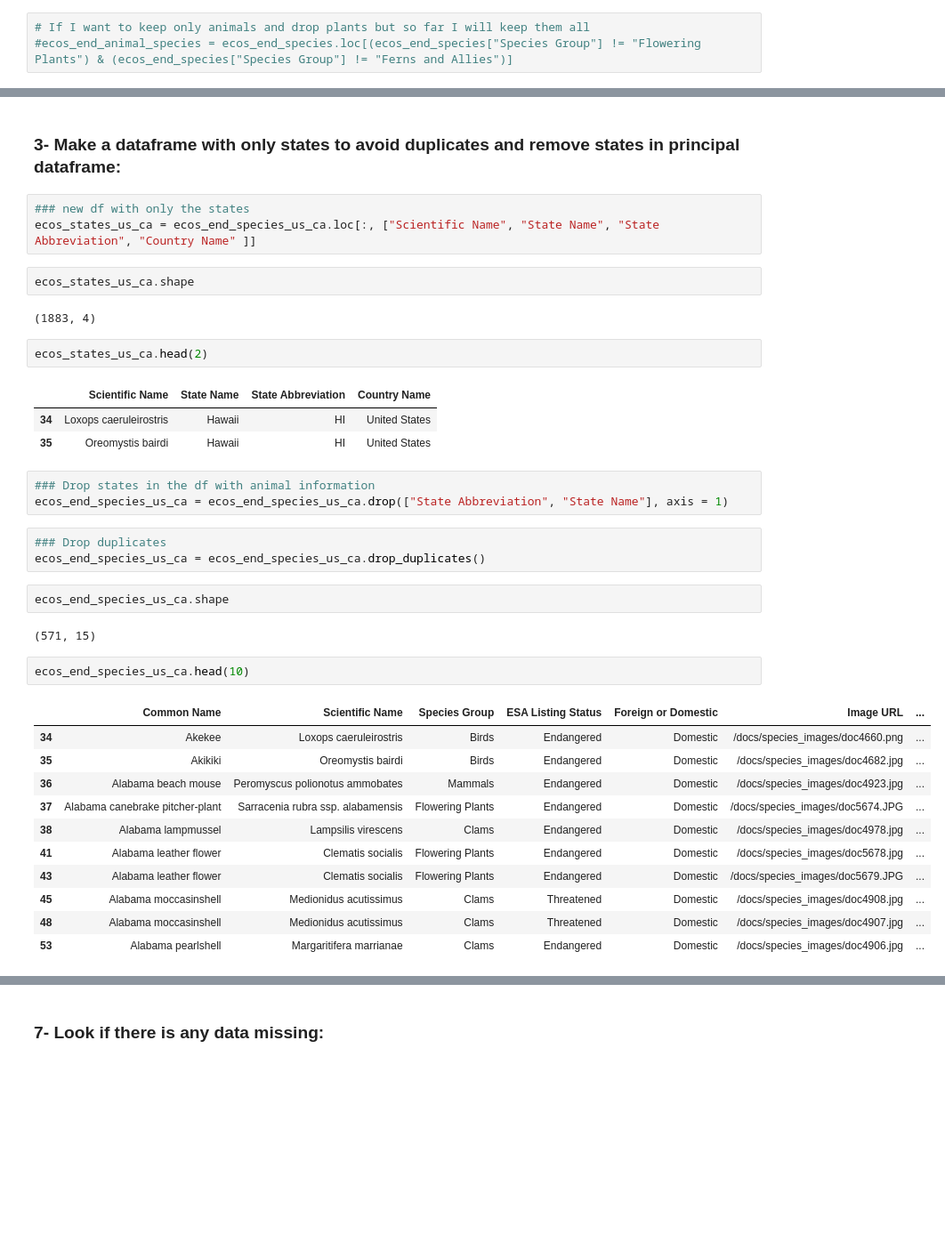
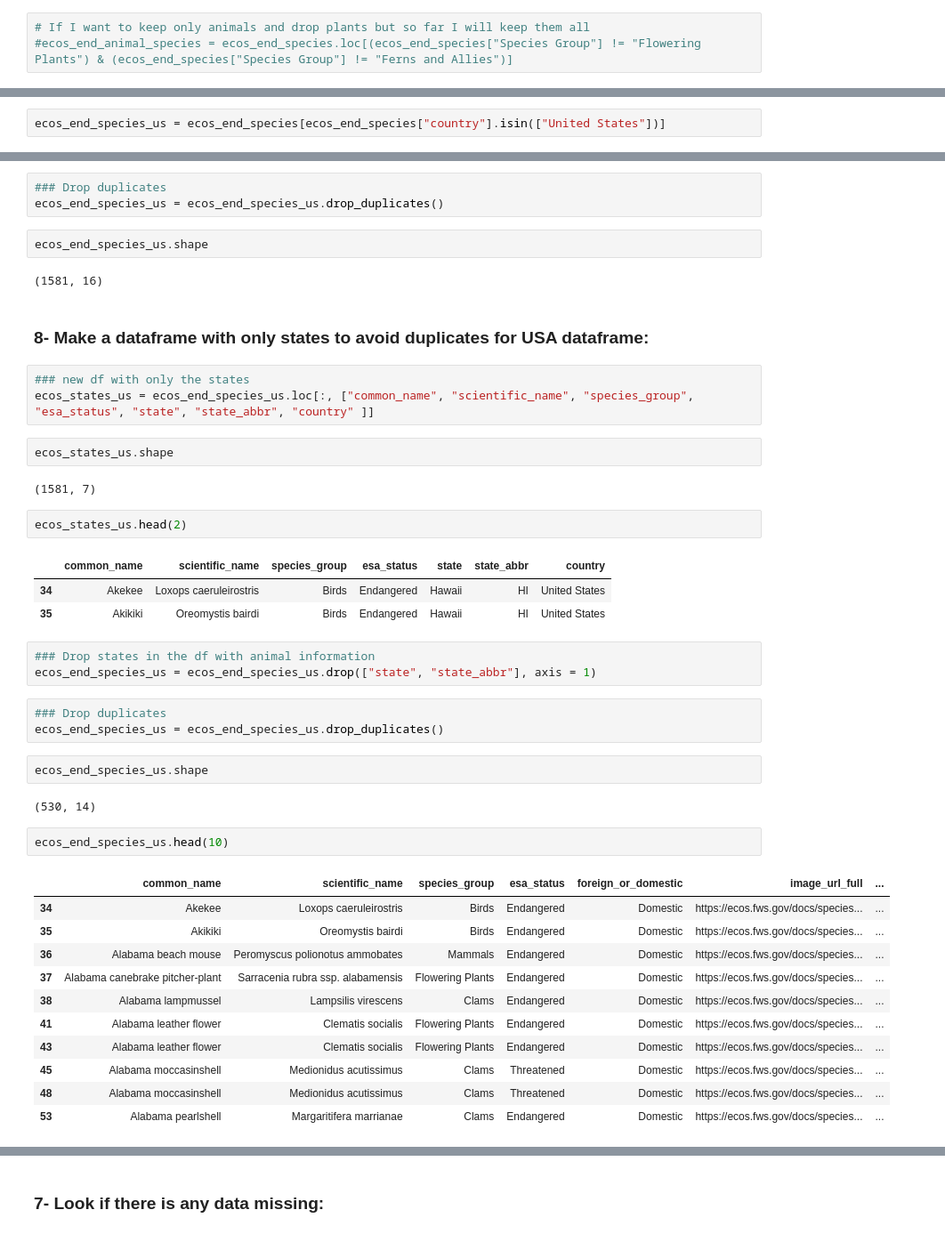
Before and after one commit to AmyLG/midstone-extinction, a Jupyter notebook: notebook/Midstone_cleaning_01.ipynb, the cells around one changed output, grey strips where cells are left out. Shown at 89% size. Saved outputs shown, nothing was run; the diff lists cells and outputs as text; blank space fills up the shorter version.

```diff
--- a/notebook/Midstone_cleaning_01.ipynb
+++ b/notebook/Midstone_cleaning_01.ipynb
@@ -167,0 +258,2 @@ ecos_end_species_us_ca.shape
+# %%
+ecos_end_species_us = ecos_end_species[ecos_end_species["country"].isin(["United States"])]
@@ -168,39 +264,46 @@ ecos_end_species_us_ca.shape
+# %%
+### Drop duplicates
+ecos_end_species_us = ecos_end_species_us.drop_duplicates()
+# %%
+ecos_end_species_us.shape
+# %% [output]
+(1581, 16)
 # %% [markdown]
-### 3- Make a dataframe with only states to avoid duplicates and remove states in principal dataframe:
+### 8- Make a dataframe with only states to avoid duplicates for USA dataframe:
 # %%
 ### new df with only the states
-ecos_states_us_ca = ecos_end_species_us_ca.loc[:, ["Scientific Name", "State Name", "State Abbreviation", "Country Name" ]]
+ecos_states_us = ecos_end_species_us.loc[:, ["common_name", "scientific_name", "species_group", "esa_status", "state", "state_abbr", "country" ]]
 # %%
-ecos_states_us_ca.shape
+ecos_states_us.shape
 # %% [output]
-(1883, 4)
+(1581, 7)
 # %%
-ecos_states_us_ca.head(2)
+ecos_states_us.head(2)
 # %% [output]
-|  | Scientific Name | State Name | State Abbreviation | Country Name |
-| 34 | Loxops caeruleirostris | Hawaii | HI | United States |
-| 35 | Oreomystis bairdi | Hawaii | HI | United States |
+|  | common_name | scientific_name | species_group | esa_status | state | state_abbr | country |
+| 34 | Akekee | Loxops caeruleirostris | Birds | Endangered | Hawaii | HI | United States |
+| 35 | Akikiki | Oreomystis bairdi | Birds | Endangered | Hawaii | HI | United States |
 # %%
 ### Drop states in the df with animal information
-ecos_end_species_us_ca = ecos_end_species_us_ca.drop(["State Abbreviation", "State Name"], axis = 1)
+ecos_end_species_us = ecos_end_species_us.drop(["state", "state_abbr"], axis = 1)
 # %%
 ### Drop duplicates
-ecos_end_species_us_ca = ecos_end_species_us_ca.drop_duplicates()
+ecos_end_species_us = ecos_end_species_us.drop_duplicates()
 # %%
-ecos_end_species_us_ca.shape
+ecos_end_species_us.shape
 # %% [output]
-(571, 15)
+(530, 14)
 # %%
-ecos_end_species_us_ca.head(10)
+ecos_end_species_us.head(10)
 # %% [output]
-|  | Common Name | Scientific Name | Species Group | ESA Listing Status | Foreign or Domestic | Image URL | ... |
-| 34 | Akekee | Loxops caeruleirostris | Birds | Endangered | Domestic | /docs/species_images/doc4660.png | ... |
-| 35 | Akikiki | Oreomystis bairdi | Birds | Endangered | Domestic | /docs/species_images/doc4682.jpg | ... |
-| 36 | Alabama beach mouse | Peromyscus polionotus ammobates | Mammals | Endangered | Domestic | /docs/species_images/doc4923.jpg | ... |
-| 37 | Alabama canebrake pitcher-plant | Sarracenia rubra ssp. alabamensis | Flowering Plants | Endangered | Domestic | /docs/species_images/doc5674.JPG | ... |
-| 38 | Alabama lampmussel | Lampsilis virescens | Clams | Endangered | Domestic | /docs/species_images/doc4978.jpg | ... |
-| 41 | Alabama leather flower | Clematis socialis | Flowering Plants | Endangered | Domestic | /docs/species_images/doc5678.jpg | ... |
-| 43 | Alabama leather flower | Clematis socialis | Flowering Plants | Endangered | Domestic | /docs/species_images/doc5679.JPG | ... |
-| 45 | Alabama moccasinshell | Medionidus acutissimus | Clams | Threatened | Domestic | /docs/species_images/doc4908.jpg | ... |
-| 48 | Alabama moccasinshell | Medionidus acutissimus | Clams | Threatened | Domestic | /docs/species_images/doc4907.jpg | ... |
-| 53 | Alabama pearlshell | Margaritifera marrianae | Clams | Endangered | Domestic | /docs/species_images/doc4906.jpg | ... |
+|  | common_name | scientific_name | species_group | esa_status | foreign_or_domestic | image_url_full | ... |
+| 34 | Akekee | Loxops caeruleirostris | Birds | Endangered | Domestic | https://ecos.fws.gov/docs/species... | ... |
+| 35 | Akikiki | Oreomystis bairdi | Birds | Endangered | Domestic | https://ecos.fws.gov/docs/species... | ... |
+| 36 | Alabama beach mouse | Peromyscus polionotus ammobates | Mammals | Endangered | Domestic | https://ecos.fws.gov/docs/species... | ... |
+| 37 | Alabama canebrake pitcher-plant | Sarracenia rubra ssp. alabamensis | Flowering Plants | Endangered | Domestic | https://ecos.fws.gov/docs/species... | ... |
+| 38 | Alabama lampmussel | Lampsilis virescens | Clams | Endangered | Domestic | https://ecos.fws.gov/docs/species... | ... |
+| 41 | Alabama leather flower | Clematis socialis | Flowering Plants | Endangered | Domestic | https://ecos.fws.gov/docs/species... | ... |
+| 43 | Alabama leather flower | Clematis socialis | Flowering Plants | Endangered | Domestic | https://ecos.fws.gov/docs/species... | ... |
+| 45 | Alabama moccasinshell | Medionidus acutissimus | Clams | Threatened | Domestic | https://ecos.fws.gov/docs/species... | ... |
+| 48 | Alabama moccasinshell | Medionidus acutissimus | Clams | Threatened | Domestic | https://ecos.fws.gov/docs/species... | ... |
+| 53 | Alabama pearlshell | Margaritifera marrianae | Clams | Endangered | Domestic | https://ecos.fws.gov/docs/species... | ... |
```
Also changed, not shown: parts of 73 cells of this notebook, 13 other files.
